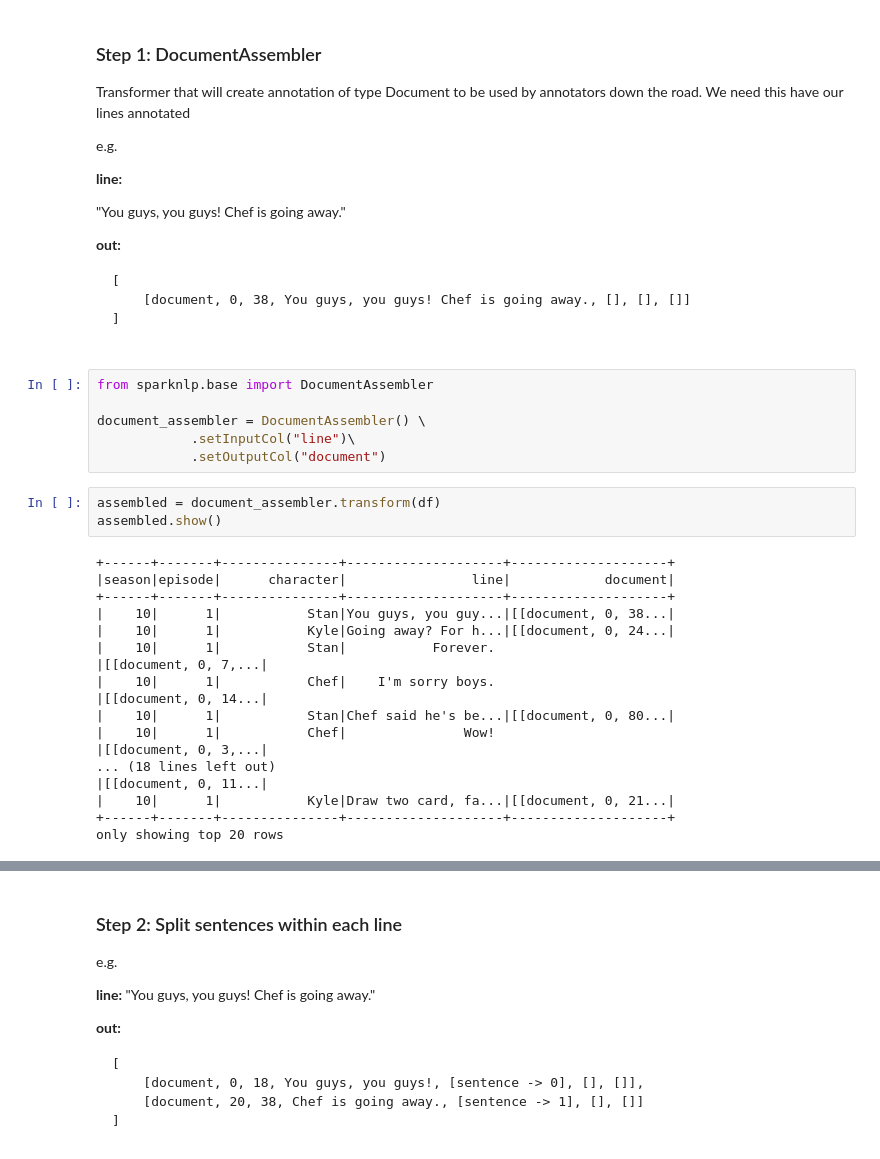
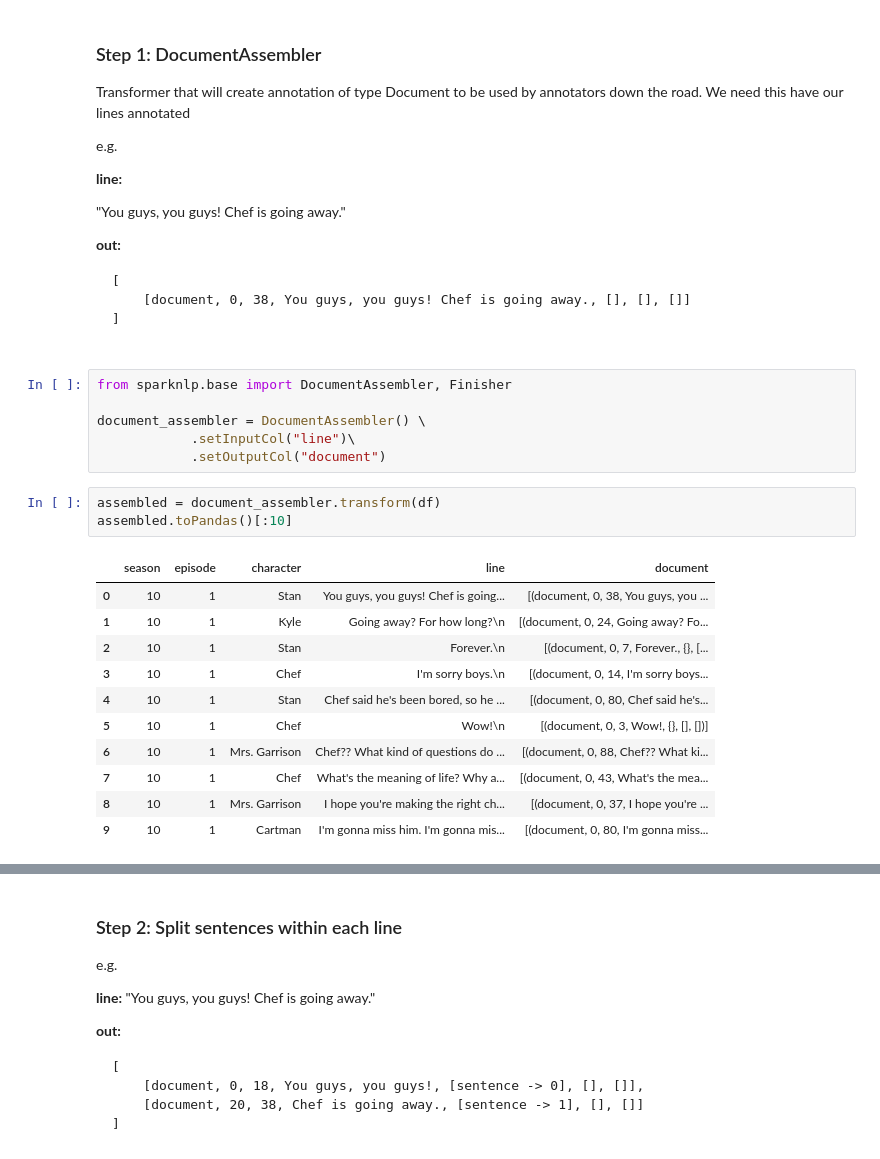
Before and after one commit to ronteo/big-data-project, a Jupyter notebook: notebook/Big-Data-Project.ipynb, the cells around one changed output, grey strips where cells are left out. Drawn from its saved outputs; the diff is of its cells as text.

Commit message:
add pandas

````diff
--- a/notebook/Big-Data-Project.ipynb
+++ b/notebook/Big-Data-Project.ipynb
@@ -310,29 +305,23 @@ e.g.
 
 ```
 # %%
-from sparknlp.base import DocumentAssembler
+from sparknlp.base import DocumentAssembler, Finisher
 
 document_assembler = DocumentAssembler() \
             .setInputCol("line")\
             .setOutputCol("document")
 # %%
 assembled = document_assembler.transform(df)
-assembled.show()
+assembled.toPandas()[:10]
 # %% [output]
-+------+-------+---------------+--------------------+--------------------+
-|season|episode|      character|                line|            document|
-+------+-------+---------------+--------------------+--------------------+
-|    10|      1|           Stan|You guys, you guy...|[[document, 0, 38...|
-|    10|      1|           Kyle|Going away? For h...|[[document, 0, 24...|
-|    10|      1|           Stan|           Forever.
-|[[document, 0, 7,...|
-|    10|      1|           Chef|    I'm sorry boys.
-|[[document, 0, 14...|
-|    10|      1|           Stan|Chef said he's be...|[[document, 0, 80...|
-|    10|      1|           Chef|               Wow!
-|[[document, 0, 3,...|
-... (18 lines left out)
-|[[document, 0, 11...|
-|    10|      1|           Kyle|Draw two card, fa...|[[document, 0, 21...|
-+------+-------+---------------+--------------------+--------------------+
-only showing top 20 rows
+|  | season | episode | character | line | document |
+| 0 | 10 | 1 | Stan | You guys, you guys! Chef is going... | [(document, 0, 38, You guys, you ... |
+| 1 | 10 | 1 | Kyle | Going away? For how long?\n | [(document, 0, 24, Going away? Fo... |
+| 2 | 10 | 1 | Stan | Forever.\n | [(document, 0, 7, Forever., {}, [... |
+| 3 | 10 | 1 | Chef | I'm sorry boys.\n | [(document, 0, 14, I'm sorry boys... |
+| 4 | 10 | 1 | Stan | Chef said he's been bored, so he ... | [(document, 0, 80, Chef said he's... |
+| 5 | 10 | 1 | Chef | Wow!\n | [(document, 0, 3, Wow!, {}, [], [])] |
+| 6 | 10 | 1 | Mrs. Garrison | Chef?? What kind of questions do ... | [(document, 0, 88, Chef?? What ki... |
+| 7 | 10 | 1 | Chef | What's the meaning of life? Why a... | [(document, 0, 43, What's the mea... |
+| 8 | 10 | 1 | Mrs. Garrison | I hope you're making the right ch... | [(document, 0, 37, I hope you're ... |
+| 9 | 10 | 1 | Cartman | I'm gonna miss him. I'm gonna mis... | [(document, 0, 80, I'm gonna miss... |
````
Also changed, not shown: parts of 31 cells of this notebook, 1 other file.
